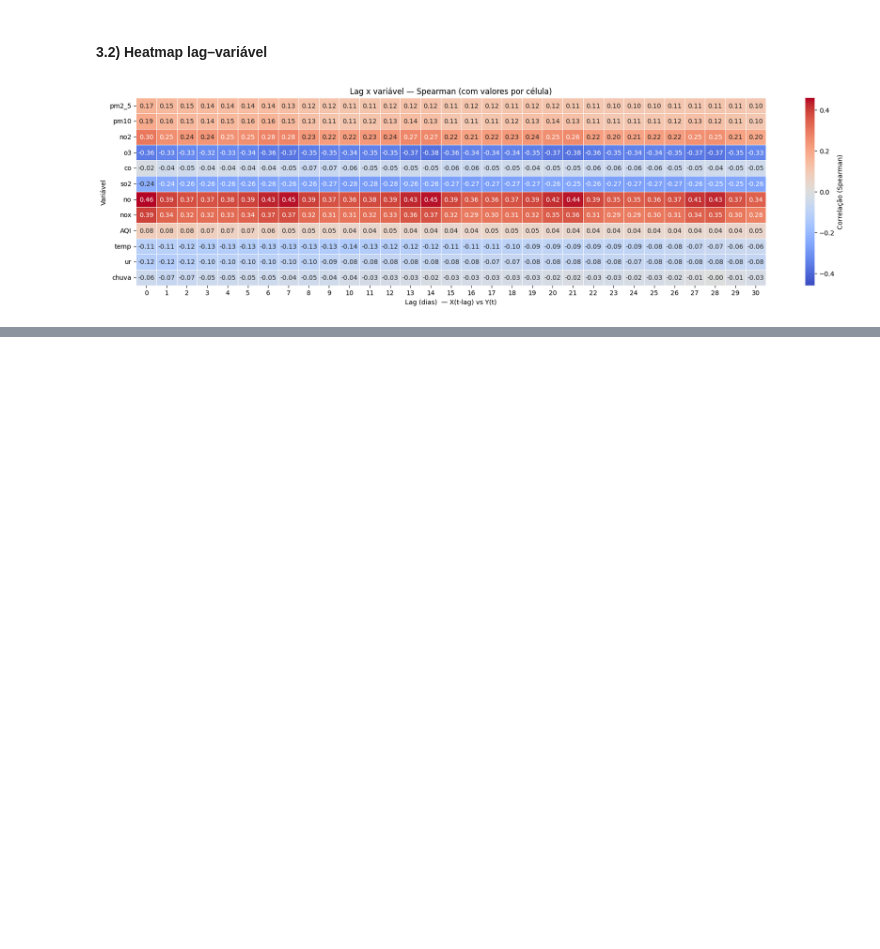
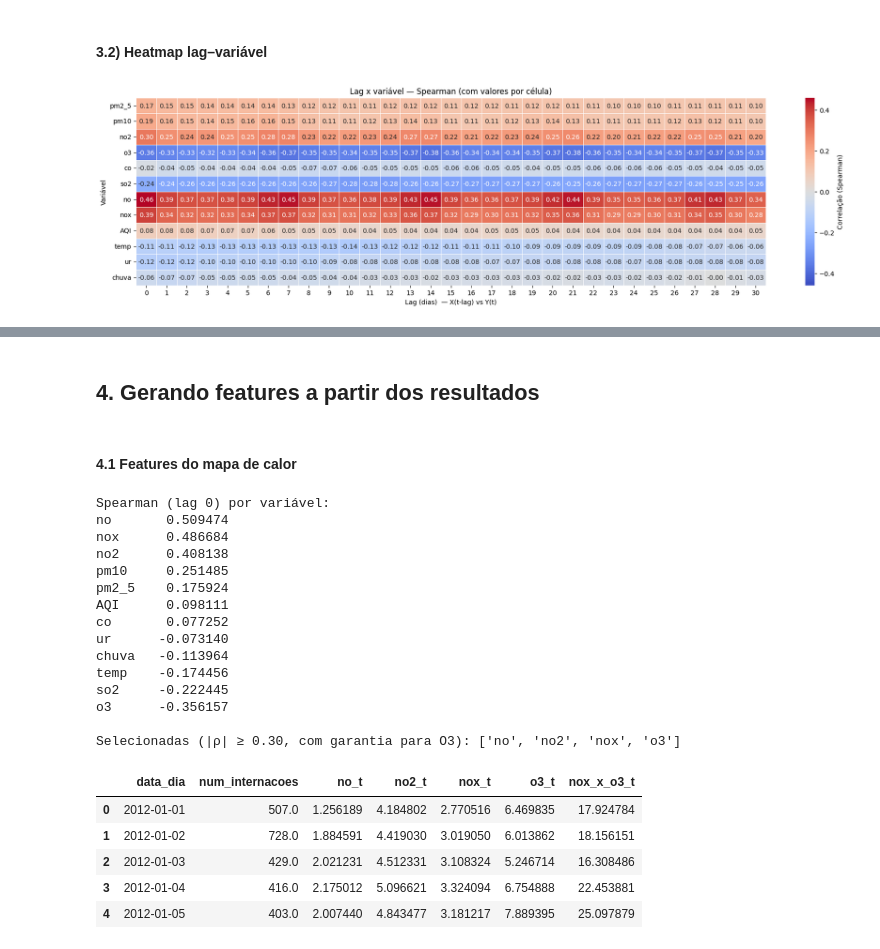
Before and after one commit to AILAB-CEFET-RJ/qualiar, a Jupyter notebook: notebooks/Analise-Correlacao/internacoes_x_qualiar.ipynb, the cells around one changed output, grey strips where cells are left out. Saved outputs shown, nothing was run; the diff lists cells and outputs as text; code cells hidden in the pictures; blank space fills up the shorter version.

```diff
--- a/notebooks/Analise-Correlacao/internacoes_x_qualiar.ipynb
+++ b/notebooks/Analise-Correlacao/internacoes_x_qualiar.ipynb
@@ -405,0 +492,68 @@ feature  window  shift       rho  abs_rho
+# %% [markdown]
+## 4. Gerando features a partir dos resultados
+# %% [markdown]
+#### 4.1 Features do mapa de calor
+# %%
+df_base = df_unificado.copy()
+df_base['data_dia'] = pd.to_datetime(df_base['data_dia'])
+df_base = df_base.sort_values('data_dia').reset_index(drop=True)
+
+target_col = 'num_internacoes'
+
+candidates = ['no','nox','no2','o3','pm10','pm2_5','co','so2','AQI','temp','ur','chuva']
+
+# Seleção automática por Spearman (lag 0)
+tmp = df_base[[target_col] + candidates].dropna()
+spearman = tmp.corr(method='spearman').loc[target_col, candidates].sort_values(ascending=False)
+
+THRESH = 0.30
+selected = spearman[abs(spearman) >= THRESH].index.tolist()
+
+# Garante presença de variáveis essenciais (negativas também carregam sinal informativo)
+must_have = ['o3']
+selected = sorted(set(selected) | (set(must_have) & set(candidates)))
+
+print("Spearman (lag 0) por variável:")
+print(spearman.to_string())
+print("\nSelecionadas (|ρ| ≥ {:.2f}, com garantia para O3): {}".format(THRESH, selected))
+
+# Monta df_final com alvo + features do dia t
+rename_map = {c: f"{c}_t" for c in selected}
+
+df_final = pd.DataFrame({
+    'data_dia': df_base['data_dia'],
+    target_col: df_base[target_col].astype(float)
+})
+for c in selected:
+    df_final[rename_map[c]] = df_base[c].astype(float)
+
+# Interações inspiradas pelo mapa (sinal oposto NOx ↔ O3)
+if {'nox','o3'}.issubset(set(selected)):
+    df_final['nox_x_o3_t'] = df_base['nox'].astype(float) * df_base['o3'].astype(float)
+
+# Limpeza final
+df_final = df_final.dropna().reset_index(drop=True)
+
+display(df_final.head())
+# %% [output]
+Spearman (lag 0) por variável:
+no       0.509474
+nox      0.486684
+no2      0.408138
+pm10     0.251485
+pm2_5    0.175924
+AQI      0.098111
+co       0.077252
+ur      -0.073140
+chuva   -0.113964
+temp    -0.174456
+so2     -0.222445
+o3      -0.356157
+
+Selecionadas (|ρ| ≥ 0.30, com garantia para O3): ['no', 'no2', 'nox', 'o3']
+|  | data_dia | num_internacoes | no_t | no2_t | nox_t | o3_t | nox_x_o3_t |
+| 0 | 2012-01-01 | 507.0 | 1.256189 | 4.184802 | 2.770516 | 6.469835 | 17.924784 |
+| 1 | 2012-01-02 | 728.0 | 1.884591 | 4.419030 | 3.019050 | 6.013862 | 18.156151 |
+| 2 | 2012-01-03 | 429.0 | 2.021231 | 4.512331 | 3.108324 | 5.246714 | 16.308486 |
+| 3 | 2012-01-04 | 416.0 | 2.175012 | 5.096621 | 3.324094 | 6.754888 | 22.453881 |
+| 4 | 2012-01-05 | 403.0 | 2.007440 | 4.843477 | 3.181217 | 7.889395 | 25.097879 |
```
Also changed, not shown: parts of 14 cells of this notebook, 6 other files.
